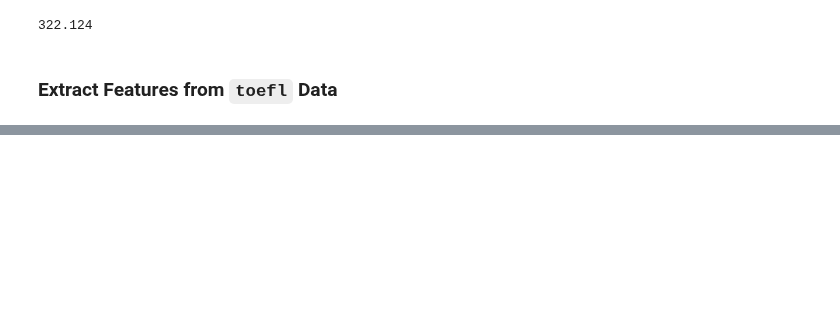
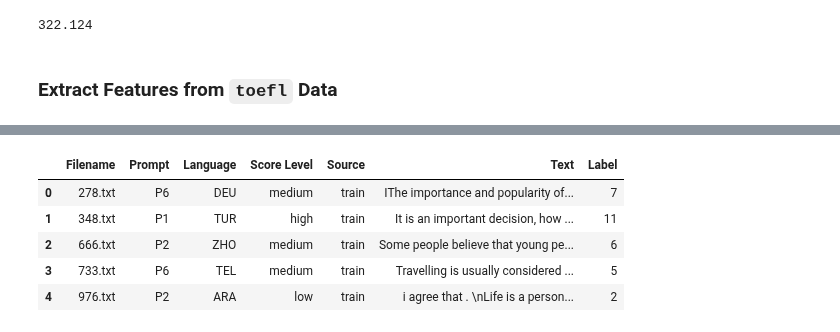
Before and after one commit to SergeyKramp/mthesis-bigbird-embeddings, a Jupyter notebook: experiment_toefl.ipynb, the cells around one changed output, grey strips where cells are left out. Drawn from its saved outputs; the diff is of its cells as text; code cells hidden in the pictures; blank space fills up the shorter version.

```diff
--- a/experiment_toefl.ipynb
+++ b/experiment_toefl.ipynb
@@ -291,0 +322,12 @@ normal & non\_europe &       0.462 &  0.054 \\
+# %%
+df_toefl = pd.read_csv('./data/toefl/ETS_Corpus_of_Non-Native_Written_English/data/text/index.csv')
+
+df_toefl_train = pd.read_csv('./data/toefl/ETS_Corpus_of_Non-Native_Written_English/data/text/index-training.csv', header=None, names=['Filename', 'Prompt', 'Language', 'Score Level'])
+df_toefl_train['Source'] = ['train'] * len(df_toefl_train)
+
+df_toefl_test = pd.read_csv('./data/toefl/ETS_Corpus_of_Non-Native_Written_English/data/text/index-test.csv', header=None, names=['Filename', 'Prompt', 'Score Level'])
+df_toefl_test = df_toefl[df_toefl['Filename'].isin(df_toefl_test['Filename'])]
+df_toefl_test['Source'] = ['test'] * len(df_toefl_test)
+
+df_toefl = pd.merge(df_toefl_train, df_toefl_test, how='outer')
+df_toefl.head()
@@ -291,0 +345,28 @@ normal & non\_europe &       0.462 &  0.054 \\
+# %%
+def full_assign_label(iso_lang):
+    language2label = {
+        'JPN': 1,
+        'ARA': 2,
+        'KOR': 3,
+        'HIN': 4,
+        'TEL': 5,
+        'ZHO': 6,
+        'DEU': 7,
+        'FRA': 8,
+        'ITA': 9,
+        'SPA': 10,
+        'TUR': 11
+    }
+    return language2label[iso_lang]
+
+df_toefl['Text'] = df_toefl['Filename'].apply(read_file_contents)
+df_toefl['Label'] = df_toefl['Language'].apply(full_assign_label)
+df_toefl = df_toefl.reset_index(drop=True)
+df_toefl.head()
+# %% [output]
+|  | Filename | Prompt | Language | Score Level | Source | Text | Label |
+| 0 | 278.txt | P6 | DEU | medium | train | IThe importance and popularity of... | 7 |
+| 1 | 348.txt | P1 | TUR | high | train | It is an important decision, how ... | 11 |
+| 2 | 666.txt | P2 | ZHO | medium | train | Some people believe that young pe... | 6 |
+| 3 | 733.txt | P6 | TEL | medium | train | Travelling is usually considered ... | 5 |
+| 4 | 976.txt | P2 | ARA | low | train | i agree that . \nLife is a person... | 2 |
```
Also changed, not shown: parts of 17 cells of this notebook.
